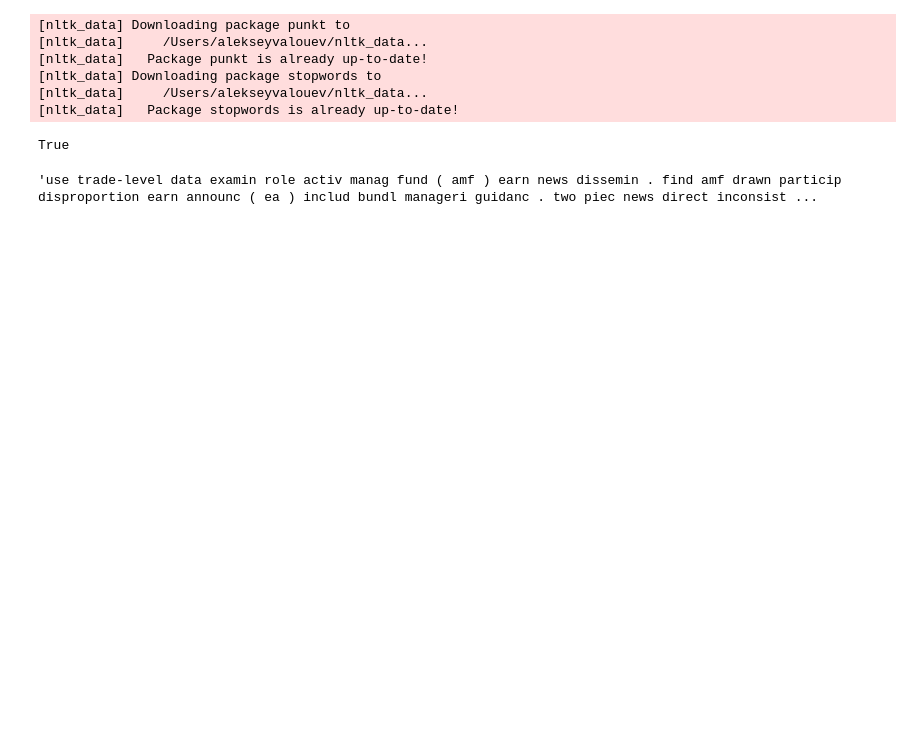
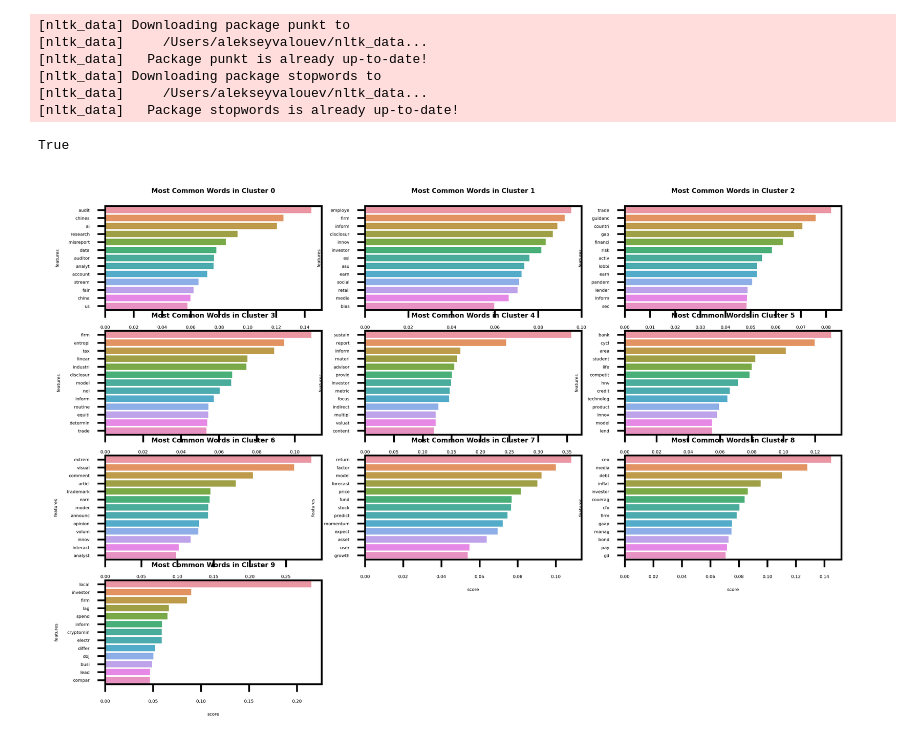
Before and after one commit to alekseyvalouev/usc-dinner-clustering, a Jupyter notebook: clustering.ipynb, the cells around one changed output. Cells and saved outputs as stored; diff of their text form; code cells hidden in the pictures; blank space fills up the shorter version.

Commit message:
some analysis and visualization

```diff
--- a/clustering.ipynb
+++ b/clustering.ipynb
@@ -112,6 +114,3 @@ True
 # %%
 language = 'english'
 corpus = processCorpus(corpus, language)
-corpus[18][0:460]
-# %% [output]
-'use trade-level data examin role activ manag fund ( amf ) earn news dissemin . find amf drawn particip disproportion earn announc ( ea ) includ bundl manageri guidanc . two piec news direct inconsist ...
@@ -117,0 +127,47 @@ corpus[18][0:460]
+# %%
+def get_top_features_cluster(tf_idf_array, prediction, n_feats):
+    labels = np.unique(prediction)
+    dfs = []
+    for label in labels:
+        id_temp = np.where(prediction==label) # indices for each cluster
+        x_means = np.mean(tf_idf_array[id_temp], axis = 0) # returns average score across cluster
+        sorted_means = np.argsort(x_means)[::-1][:n_feats] # indices with top 20 scores
+        features = vectorizer.get_feature_names()
+        best_features = [(features[i], x_means[i]) for i in sorted_means]
+        df = pd.DataFrame(best_features, columns = ['features', 'score'])
+        dfs.append(df)
+    return dfs
+
+def plotWords(dfs, n_feats, columns):
+    plt.rcParams.update({'font.size': 2})
+
+    # Compute Rows required
+
+    rows = len(dfs) // columns
+    rows += len(dfs) % columns
+
+    # Create a Position index
+
+    Position = range(1, len(dfs) + 1)
+
+    fig = plt.figure(1, dpi=800)
+
+    for i in range(0, len(dfs)):
+        ax = fig.add_subplot(rows,columns,Position[i])
+
+        ax.set_title(("Most Common Words in Cluster {}".format(i)), fontsize=3, fontweight='bold')
+
+        sns.barplot(x = 'score' , y = 'features', orient = 'h' , data = dfs[i][:n_feats])
+
+    plt.show()
+# %%
+k = 10
+kmeans = run_kmeans(k, final_df)
+
+final_df_array = final_df.to_numpy()
+prediction = kmeans.predict(final_df)
+n_feats = 20
+dfs = get_top_features_cluster(final_df_array, prediction, n_feats)
+plotWords(dfs, 13, 3)
+# %% [output]
+[figure, added]
```
Also changed, not shown: parts of 8 cells of this notebook.
